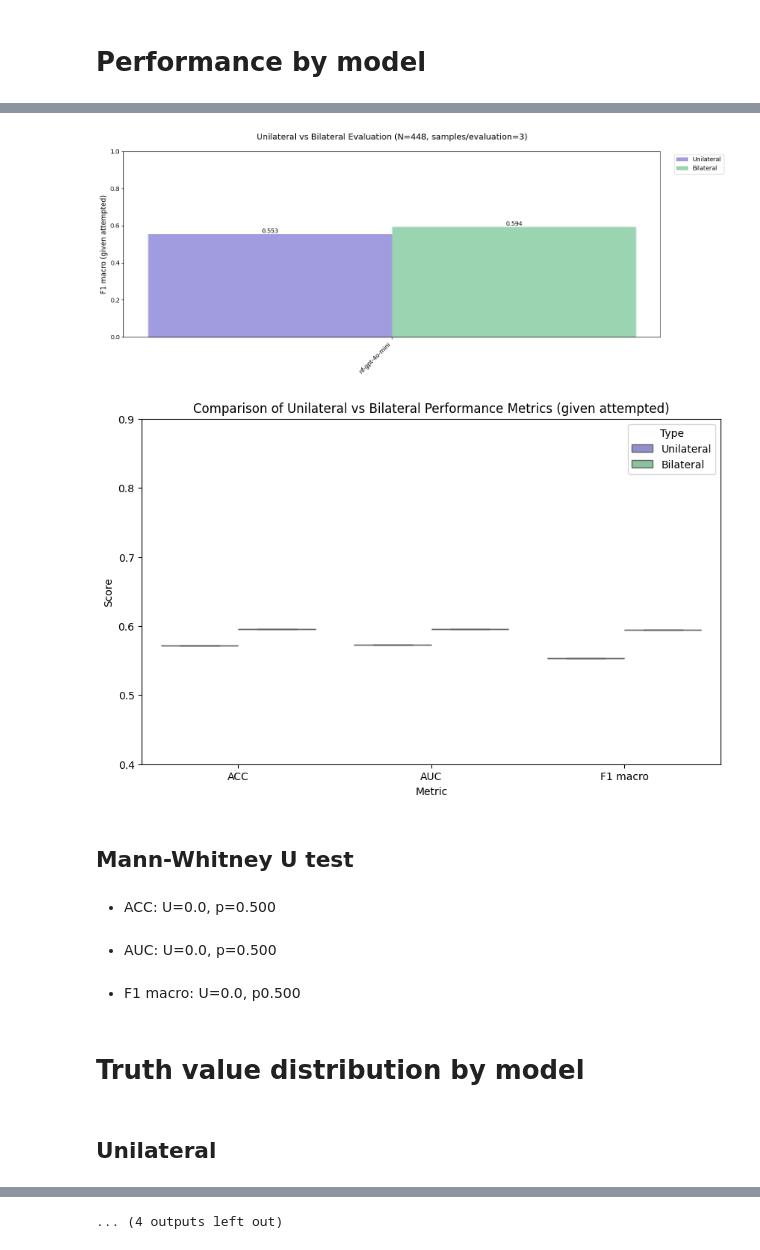
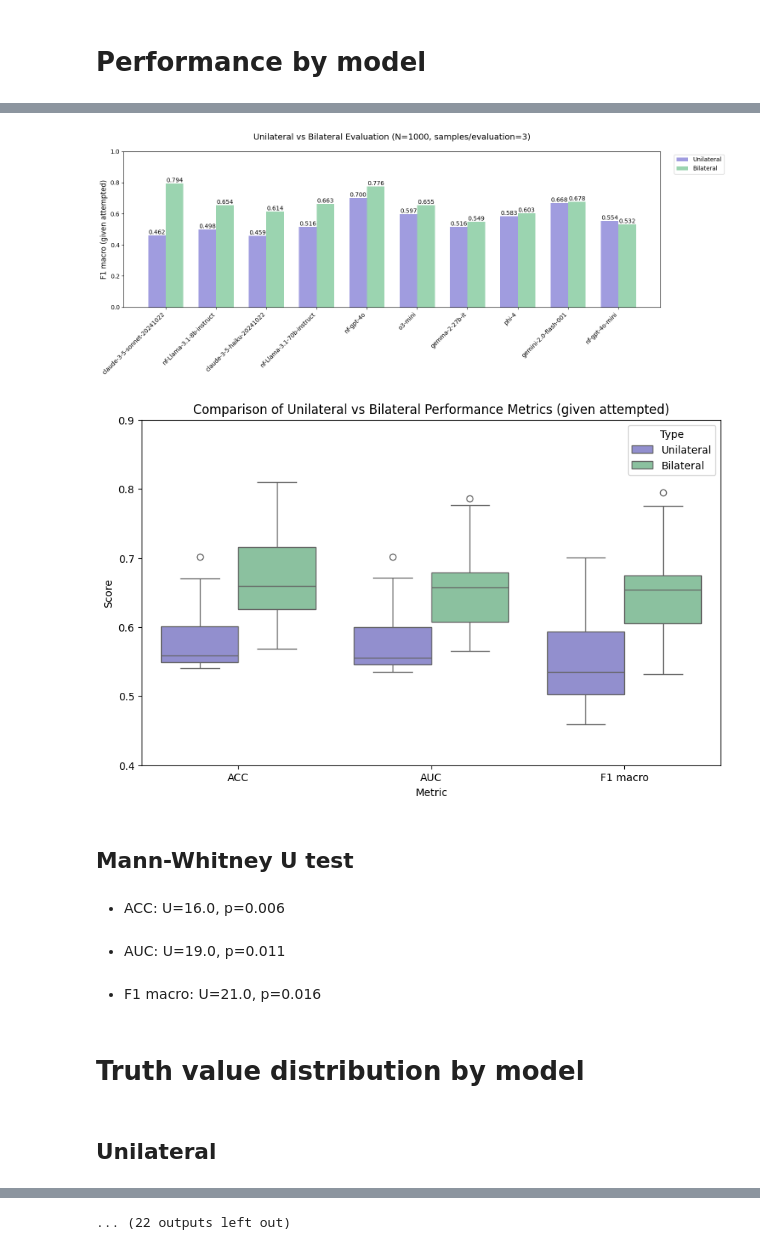
Before and after one commit to bradleypallen/bilateral-factuality-evaluation, a Jupyter notebook: results_balanced.ipynb, the cells around one changed output, grey strips where cells are left out. Drawn from its saved outputs; the diff is of its cells as text; code cells hidden in the pictures.

```diff
--- a/results_balanced.ipynb
+++ b/results_balanced.ipynb
@@ -2,8 +2,8 @@
 import json, glob, re, pycm, pandas as pd, numpy as np, seaborn as sns, matplotlib.pyplot as plt, scipy.stats as stats
 from IPython.display import display, Markdown
 # %%
-EXPERIMENT_RUN_VERSION = "v15"
-BENCHMARK_SIZE = 448.
+EXPERIMENT_RUN_VERSION = "v13"
+BENCHMARK_SIZE = 1000.
 REPEATED_SAMPLES_PER_EVALUATION = 3
 # %%
 def display_cms(cms):
@@ -211,7 +211,7 @@ plot_metrics_boxplot(stats_df)
 display(Markdown("## Mann-Whitney U test"))
 display(Markdown(f"* ACC: U={stat_acc:.1f}, p={p_acc:.3f}"))
 display(Markdown(f"* AUC: U={stat_auc:.1f}, p={p_auc:.3f}"))
-display(Markdown(f"* F1 macro: U={stat_f1:.1f}, p{p_f1:.3f}"))
+display(Markdown(f"* F1 macro: U={stat_f1:.1f}, p={p_f1:.3f}"))
 display(Markdown("# Truth value distribution by model"))
 display(Markdown(f'## Unilateral'))
 display(df_unilateral_tv_dist)
@@ -230,9 +239,9 @@ for model in cms:
-[figure, old version]
+[figure, new version]
-[figure, old version]
+[figure, new version]
 ## Mann-Whitney U test
-* ACC: U=0.0, p=0.500
+* ACC: U=16.0, p=0.006
-* AUC: U=0.0, p=0.500
+* AUC: U=19.0, p=0.011
-* F1 macro: U=0.0, p0.500
+* F1 macro: U=21.0, p=0.016
 # Truth value distribution by model
 ## Unilateral
 | evaluation | t | n | f |
@@ -242,2 +259,2 @@ for model in cms:
 ## Bilateral
-... (4 outputs left out)
+... (22 outputs left out)
```
Also changed, not shown: parts of 1 cell of this notebook, 12 other files.
